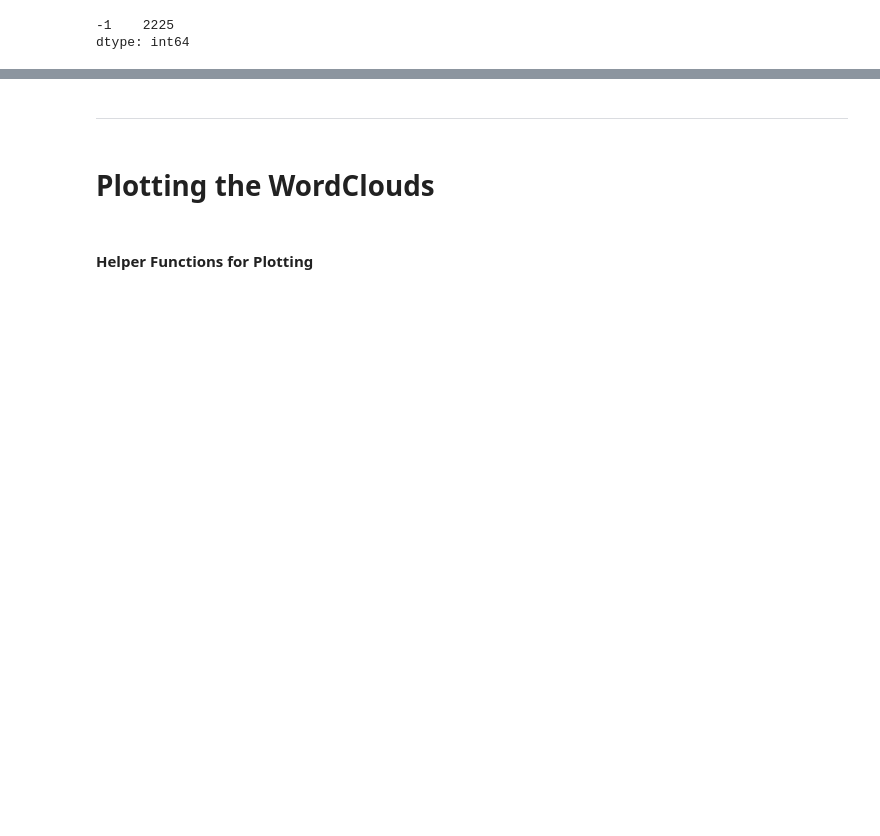
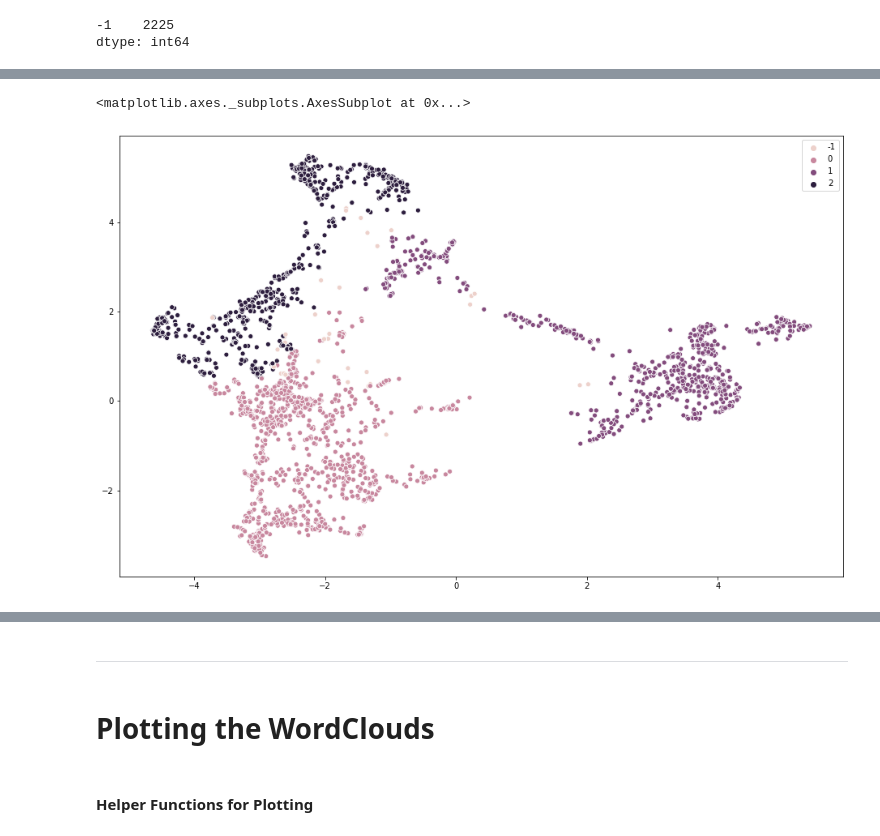
Before and after one commit to PabloRR100/NLP, a Jupyter notebook: Side_projects/Document_Clustering/Notebooks__Local/HDBSCAN.ipynb, the cells around one changed output, grey strips where cells are left out. Drawn from its saved outputs; the diff is of its cells as text; code cells hidden in the pictures; blank space fills up the shorter version.

```diff
--- a/Side_projects/Document_Clustering/Notebooks__Local/HDBSCAN.ipynb
+++ b/Side_projects/Document_Clustering/Notebooks__Local/HDBSCAN.ipynb
@@ -161 +169,4 @@ pd.value_counts(np.array(clusters_umap))
 dtype: int64
+# %%
+clusters_umap_3 = hbdscan_clustering_umap.fit_predict(umap_embedding_3)
+pd.value_counts(np.array(clusters_umap_3))
@@ -161,0 +187,6 @@ dtype: int64
+# %%
+plt.figure(figsize=(16,10))
+sns.scatterplot(x=umap_embedding_3[:,0], y=umap_embedding_3[:,1], hue=clusters_umap_3)
+# %% [output]
+<matplotlib.axes._subplots.AxesSubplot at 0x...>
+[figure, added]
```
Also changed, not shown: parts of 11 cells of this notebook.
